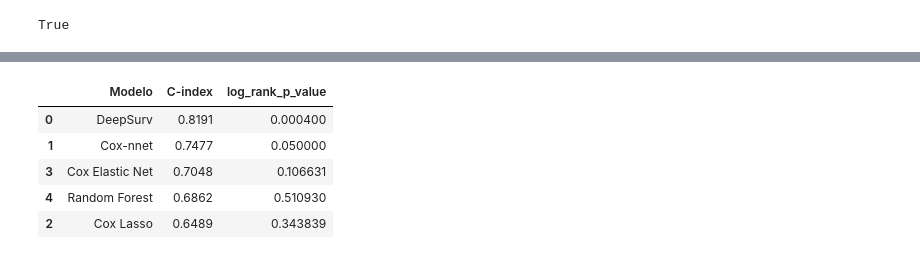
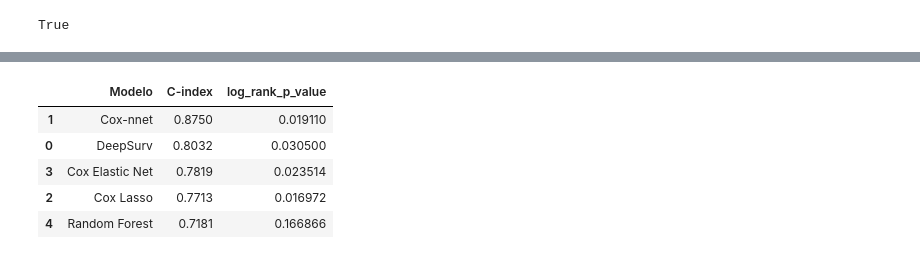
Before and after one commit to Fasmanuel2002/UPSA_Thesis_Research, a Jupyter notebook: research/notebooks/limma.ipynb, the cells around one changed output, grey strips where cells are left out. Saved outputs shown, nothing was run; the diff lists cells and outputs as text; code cells hidden in the pictures.

```diff
--- a/research/notebooks/limma.ipynb
+++ b/research/notebooks/limma.ipynb
@@ -481,35 +483,35 @@ The concordance of the Random Forest model 0.6861702127659575
 # %%
 # C-index on the held-out test set, at the CV-selected configuration for each model.
 c_lasso = concordance_index_censored(
     Y_test['event_60'], Y_test['time_60'],
     cox_Lasso.predict(X_test_scaled, alpha=best_alpha)
 )[0]
 
 c_elastic = concordance_index_censored(
     Y_test['event_60'], Y_test['time_60'],
     cox_elastic_net.predict(X_test_scaled, alpha=best_alpha_elastic_net)
 )[0]
 
 pred_rf = random_forest_model.predict(X_test)
 c_random_forest = concordance_index_censored(Y_test['event_60'], Y_test['time_60'], pred_rf)[0]
 
 
 tabla = [
-    {'Modelo': 'DeepSurv',        'C-index': 0.8191, 'log_rank_p_value': 0.0004},
-    {'Modelo': 'Cox-nnet',        'C-index': 0.7477, 'log_rank_p_value': 0.05},
+    {'Modelo': 'DeepSurv',        'C-index': 0.8032, 'log_rank_p_value': 0.0305},
+    {'Modelo': 'Cox-nnet',        'C-index': 0.8750 , 'log_rank_p_value': 0.01911},
     {'Modelo': 'Cox Lasso',       'C-index': round(c_lasso, 4),   'log_rank_p_value': p_value_lasso},
     {'Modelo': 'Cox Elastic Net', 'C-index': round(c_elastic, 4), 'log_rank_p_value': p_value_elastic_net},
     {'Modelo': 'Random Forest',   'C-index': round(c_random_forest, 4),      'log_rank_p_value': p_value_forest},
 ]
 
 pd.DataFrame(tabla).sort_values('C-index', ascending=False)
 # %% [output]
 |  | Modelo | C-index | log_rank_p_value |
-| 0 | DeepSurv | 0.8191 | 0.000400 |
-| 1 | Cox-nnet | 0.7477 | 0.050000 |
-| 3 | Cox Elastic Net | 0.7048 | 0.106631 |
-| 4 | Random Forest | 0.6862 | 0.510930 |
-| 2 | Cox Lasso | 0.6489 | 0.343839 |
+| 1 | Cox-nnet | 0.8750 | 0.019110 |
+| 0 | DeepSurv | 0.8032 | 0.030500 |
+| 3 | Cox Elastic Net | 0.7819 | 0.023514 |
+| 2 | Cox Lasso | 0.7713 | 0.016972 |
+| 4 | Random Forest | 0.7181 | 0.166866 |
 # %%
 import warnings
 from sklearn.exceptions import FitFailedWarning
```
Also changed, not shown: parts of 26 cells of this notebook, 2 other files.
